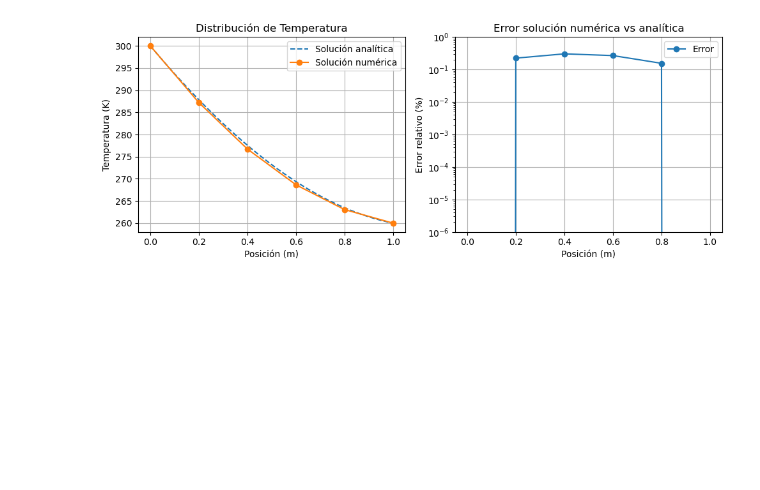
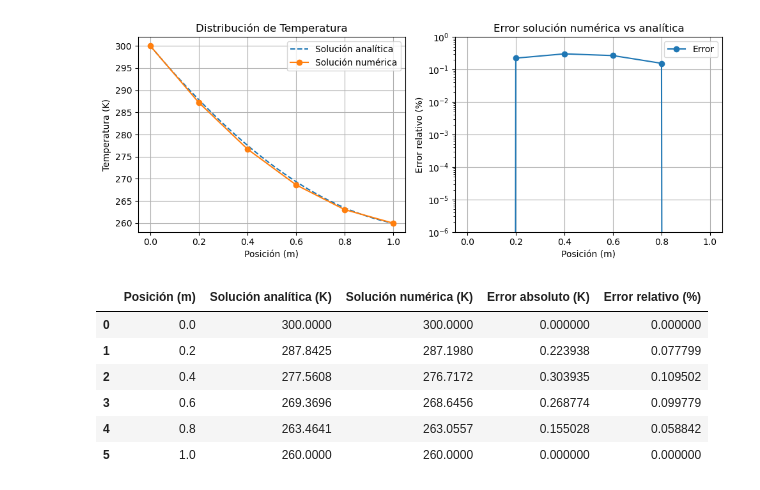
Before and after one commit to apreziosir86/FVM_Solver, a Jupyter notebook: 250817_Steady1DHeatConduction.ipynb, the cells around one changed output. Drawn from its saved outputs; the diff is of its cells as text; code cells hidden in the pictures; blank space fills up the shorter version.

```diff
--- a/250817_Stead1DHeatConduction.ipynb
+++ b/250817_Steady1DHeatConduction.ipynb
@@ -225,7 +236,7 @@ S = -5.                          # Fuente/Sumidero de calor
 
 # Parámetros numéricos del solver
 err = 1e10                      # Error inicial (muy grande)
-tol = 1e-8                      # Tolerancia
+tol = 1e-10                     # Tolerancia
 count = 1                       # Contando iteraciones
 
 # Supongo las temperaturas iniciales para todo el dominio
@@ -260,7 +271,7 @@ while err > tol:
     err = np.linalg.norm(T_1 - T_0)
 
     # Imprimiendo información de progreso
-    print('Iteración {}:\tError = {:.6f}'.format(count, err))
+    print('Iteración {}:\tError = {:.8f}'.format(count, err))
     print('T_1 = {}'.format(np.round(T_1, 4)))
 
     # Actualizando el valor de la solución
@@ -324,3 +337,22 @@ plt.tight_layout()
 plt.show()
 # %% [output]
 [figure]
+# %%
+# Haciendo un dataframe con los resultados
+sol_nl = pd.DataFrame({
+    'Posición (m)': np.round(x, decimales),
+    'Solución analítica (K)': np.round(T_an2, decimales),
+    'Solución numérica (K)': np.round(T_1, decimales),
+    'Error absoluto (K)': np.round(error, decimales + 2),
+    'Error relativo (%)': np.round(error / T_an2 * 100, decimales + 3)
+})
+
+sol_nl
+# %% [output]
+|  | Posición (m) | Solución analítica (K) | Solución numérica (K) | Error absoluto (K) | Error relativo (%) |
+| 0 | 0.0 | 300.0000 | 300.0000 | 0.000000 | 0.000000 |
+| 1 | 0.2 | 287.8425 | 287.1980 | 0.223938 | 0.077799 |
+| 2 | 0.4 | 277.5608 | 276.7172 | 0.303935 | 0.109502 |
+| 3 | 0.6 | 269.3696 | 268.6456 | 0.268774 | 0.099779 |
+| 4 | 0.8 | 263.4641 | 263.0557 | 0.155028 | 0.058842 |
+| 5 | 1.0 | 260.0000 | 260.0000 | 0.000000 | 0.000000 |
```
Also changed, not shown: parts of 3 cells of this notebook.
